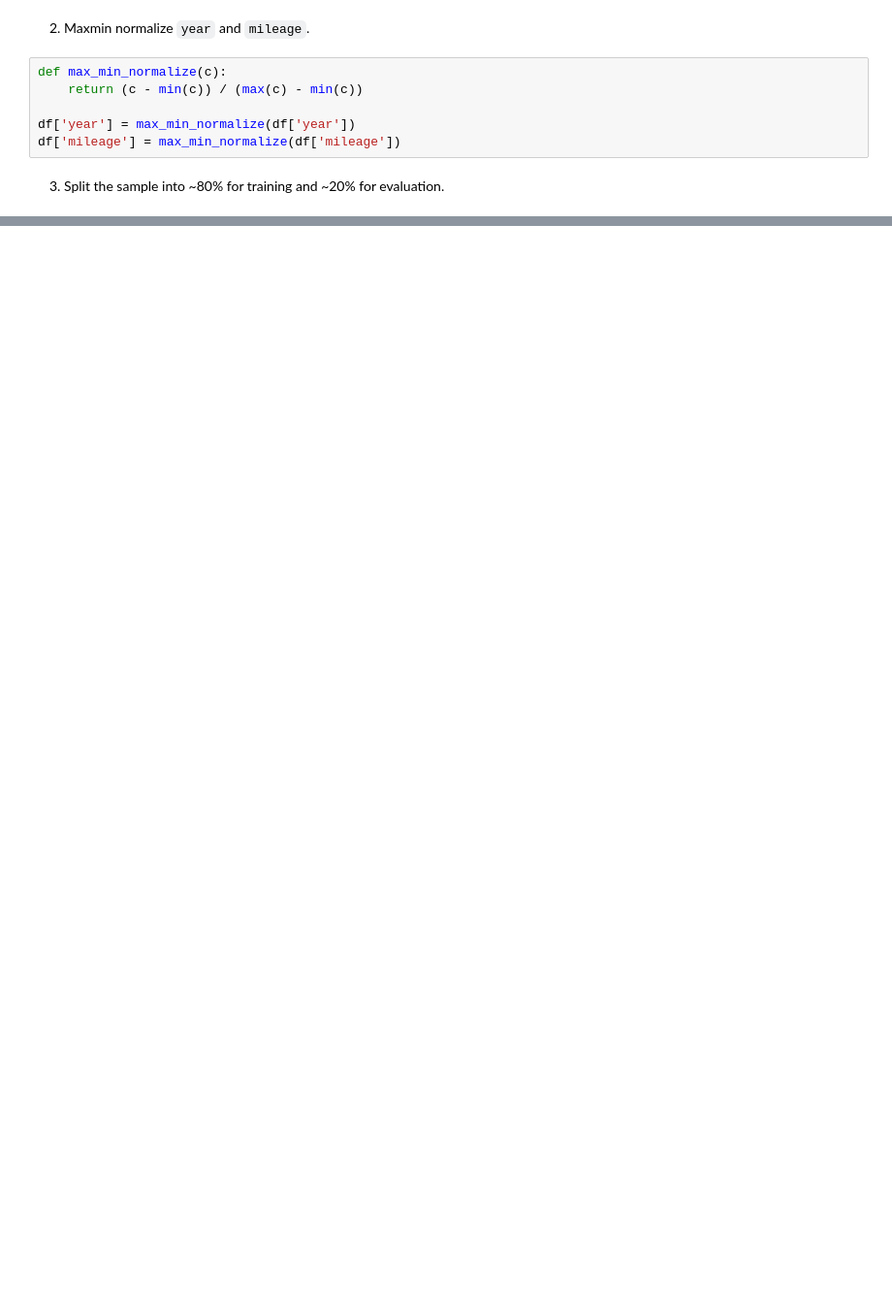
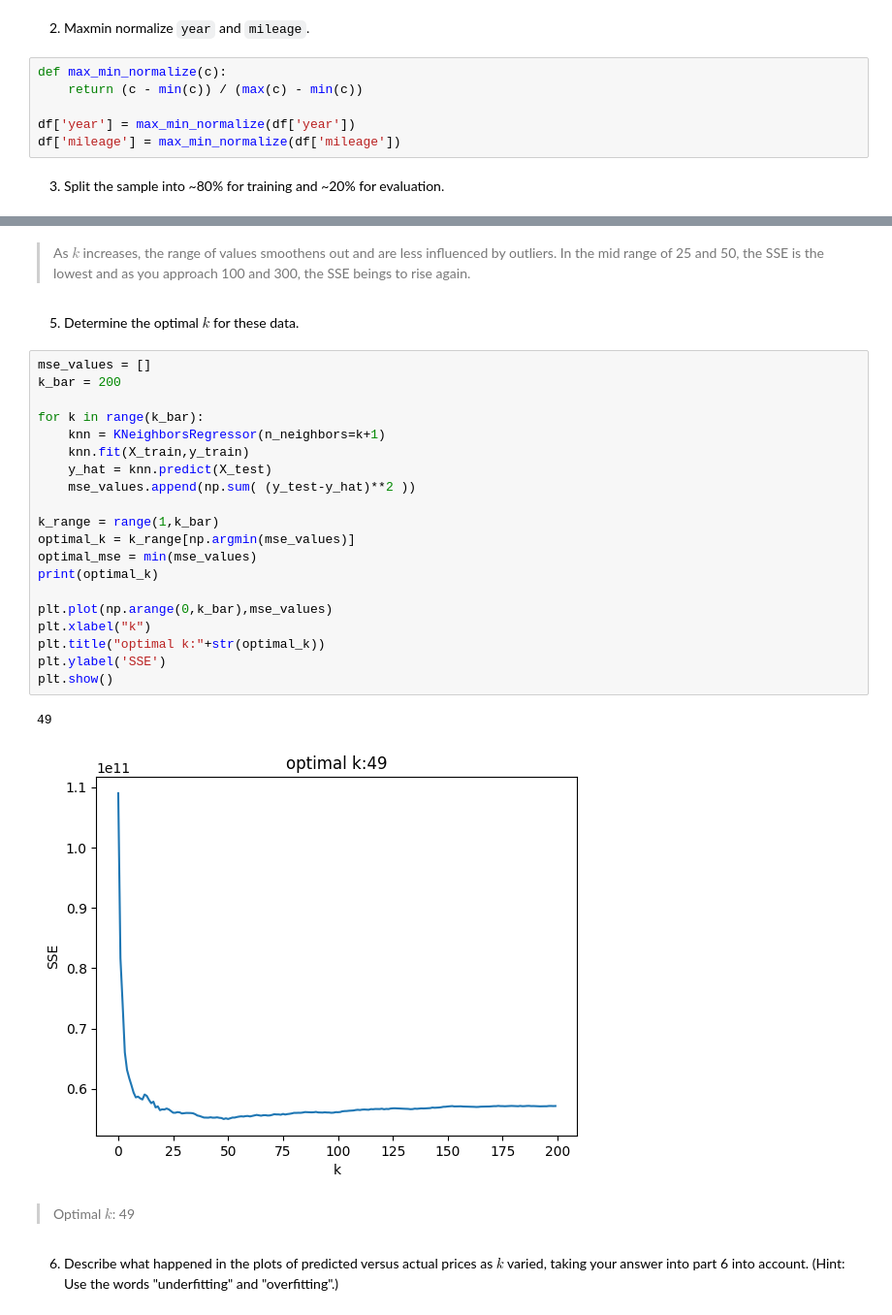
Before and after one commit to benyyeh/DS3001, a Jupyter notebook: assignments/knn-main/assignment_knn.ipynb, the cells around one changed output, grey strips where cells are left out. Shown at 97% size. Saved outputs shown, nothing was run; the diff lists cells and outputs as text; blank space fills up the shorter version.

```diff
--- a/assignments/knn-main/assignment_knn.ipynb
+++ b/assignments/knn-main/assignment_knn.ipynb
@@ -137,0 +101,31 @@ There are 30,478 observations, but only 22,155 ratings. We're going to build a k
+# %% [markdown]
+>As $k$ increases, the range of values smoothens out and are less influenced by outliers. In the mid range of 25 and 50, the SSE is the lowest and as you approach 100 and 300, the SSE beings to rise again.
+# %% [markdown]
+5. Determine the optimal $k$ for these data.
+# %%
+mse_values = []
+k_bar = 200
+
+for k in range(k_bar):
+    knn = KNeighborsRegressor(n_neighbors=k+1)
+    knn.fit(X_train,y_train)
+    y_hat = knn.predict(X_test)
+    mse_values.append(np.sum( (y_test-y_hat)**2 ))
+
+k_range = range(1,k_bar)
+optimal_k = k_range[np.argmin(mse_values)]
+optimal_mse = min(mse_values)
+print(optimal_k)
+
+plt.plot(np.arange(0,k_bar),mse_values)
+plt.xlabel("k")
+plt.title("optimal k:"+str(optimal_k))
+plt.ylabel('SSE')
+plt.show()
+# %% [output]
+49
+[figure, added]
+# %% [markdown]
+>Optimal $k$: 49
+# %% [markdown]
+6. Describe what happened in the plots of predicted versus actual prices as $k$ varied, taking your answer into part 6 into account. (Hint: Use the words "underfitting" and "overfitting".)
```
Also changed, not shown: parts of 10 cells of this notebook.
